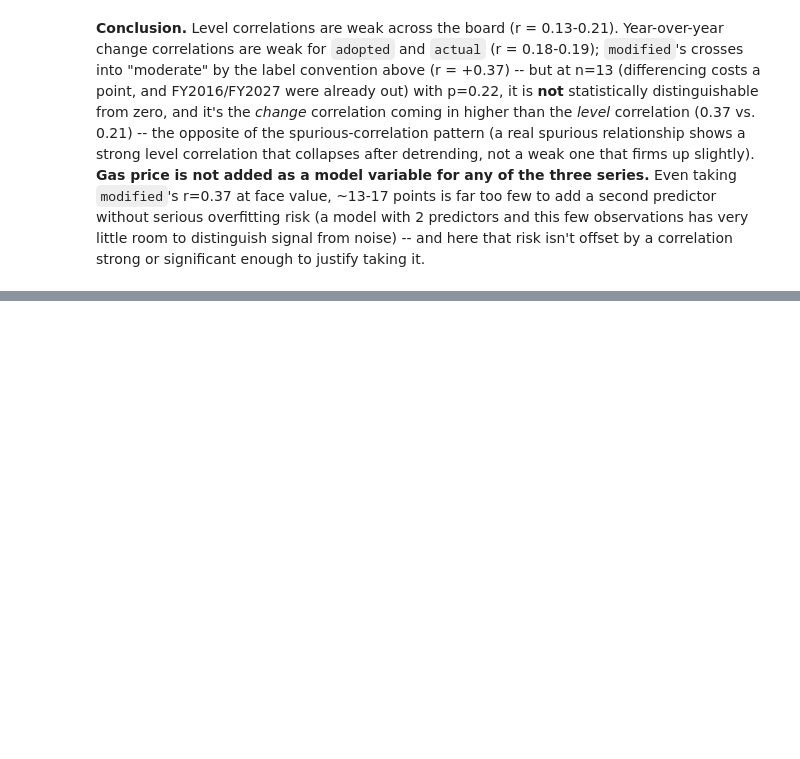
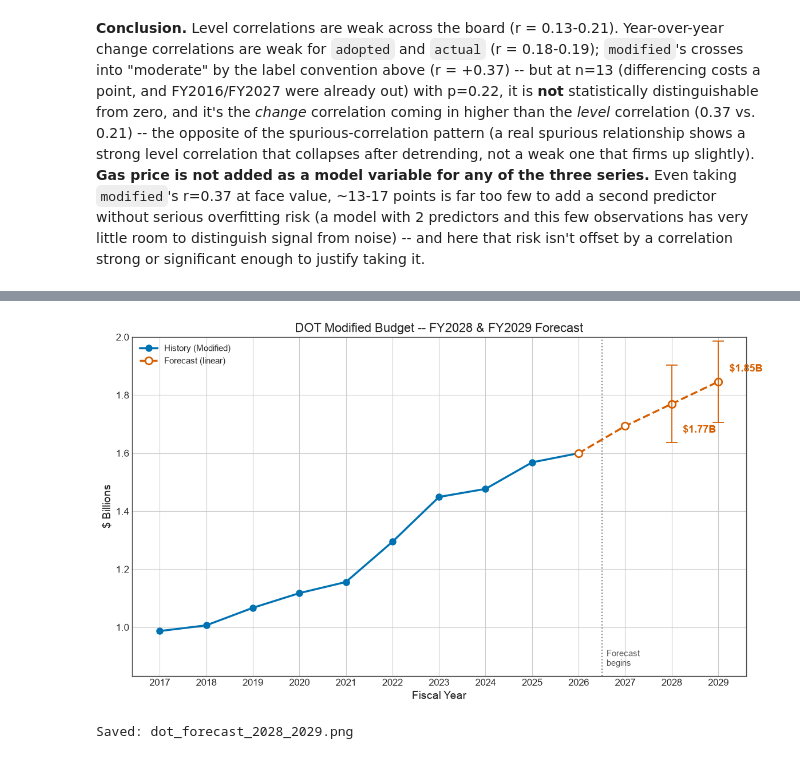
Before and after one commit to lindali-huishan/Budget_Allocation, a Jupyter notebook: DOT/DOT_Full_Analysis_2011_2027.ipynb, the cells around one changed output, grey strips where cells are left out. Cells and saved outputs as stored; diff of their text form; code cells hidden in the pictures; blank space fills up the shorter version.

```diff
--- a/DOT/DOT_Full_Analysis_2011_2027.ipynb
+++ b/DOT/DOT_Full_Analysis_2011_2027.ipynb
@@ -1070,0 +1384,59 @@ to justify taking it.
+# %%
+focus_series = "modified"
+form = BEST_FORM[focus_series]
+
+hist_years = np.arange(2017, 2027)
+hist_vals = budget_by_year.loc[hist_years, focus_series].values
+
+fc_years = np.array([2027, 2028, 2029])
+res_fc = fit_predict_pi(train_final.index.values, train_final[focus_series].values, fc_years, **FORMS[form])
+
+connect_years = np.concatenate([[2026], fc_years])
+connect_vals = np.concatenate([[budget_by_year.loc[2026, focus_series]], res_fc["point"]])
+
+fig, ax = plt.subplots(figsize=(12, 7))
+
+ax.plot(hist_years, hist_vals / 1e9, "-o", color=COLORS["blue"], linewidth=2.5,
+        markersize=8, markerfacecolor=COLORS["blue"], markeredgecolor=COLORS["blue"],
+        label="History (Modified)")
+ax.plot(connect_years, connect_vals / 1e9, "--o", color=COLORS["vermillion"], linewidth=2.5,
+        markersize=9, markerfacecolor="white", markeredgecolor=COLORS["vermillion"],
+        markeredgewidth=2, label=f"Forecast ({form})")
+
+# Stagger the two annotations vertically (not just to the side) so they
+# don't collide when the forecast points sit close together, as they do
+# under a linear trend.
+label_offsets = {2028: (14, -26), 2029: (14, 10)}
+label_va = {2028: "top", 2029: "bottom"}
+for yr in [2028, 2029]:
+    i = int(np.where(fc_years == yr)[0][0])
+    point, lower, upper = res_fc["point"][i], res_fc["lower"][i], res_fc["upper"][i]
+    yerr = np.array([[point - lower], [upper - point]]) / 1e9
+    ax.errorbar([yr], [point / 1e9], yerr=yerr, fmt="none", ecolor=COLORS["vermillion"],
+                elinewidth=1.3, capsize=7, capthick=1.3, zorder=6)
+    ax.annotate(f"${point/1e9:.2f}B", xy=(yr, point / 1e9), xytext=label_offsets[yr], textcoords="offset points",
+                ha="left", va=label_va[yr], fontsize=13, fontweight="bold", color=COLORS["vermillion"])
+
+all_vals_b = np.concatenate([hist_vals, connect_vals]) / 1e9
+y_pad = (all_vals_b.max() - all_vals_b.min()) * 0.18
+ax.set_ylim(all_vals_b.min() - y_pad, all_vals_b.max() + y_pad)
+
+ax.axvline(2026.5, color="gray", linestyle=":", linewidth=1.5)
+ax.text(2026.6, ax.get_ylim()[0] + (ax.get_ylim()[1] - ax.get_ylim()[0]) * 0.03,
+        "Forecast\nbegins", fontsize=11, color="#555555")
+
+ax.set_xlim(2016.4, 2029.6)
+ax.set_xticks(np.arange(2017, 2030))
+ax.set_xlabel("Fiscal Year")
+ax.set_ylabel("$ Billions")
+ax.set_title("DOT Modified Budget -- FY2028 & FY2029 Forecast")
+ax.legend(loc="upper left", fontsize=11)
+fig.tight_layout()
+
+save_path = "dot_forecast_2028_2029.png"
+fig.savefig(save_path, dpi=200, bbox_inches="tight")
+plt.show()
+print(f"Saved: {save_path}")
+# %% [output]
+[figure, added]
+Saved: dot_forecast_2028_2029.png
```
Also changed, not shown: parts of 16 cells of this notebook, 1 other file.
